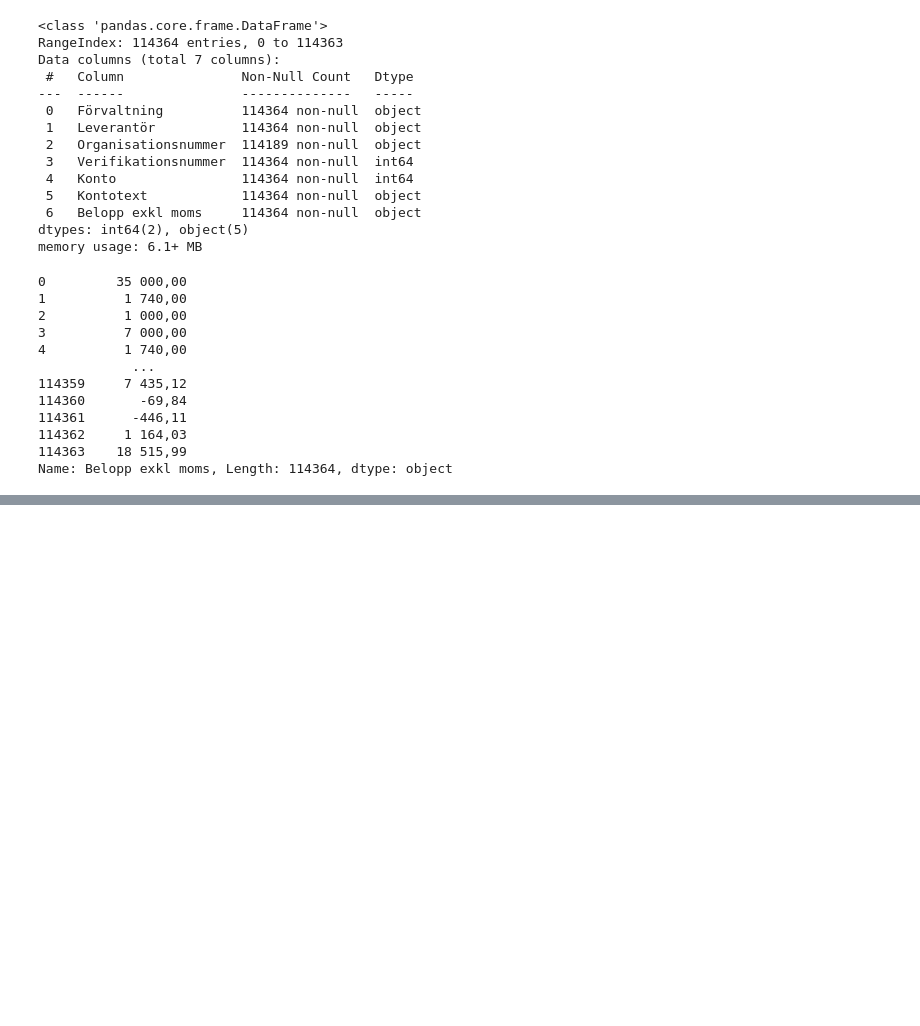
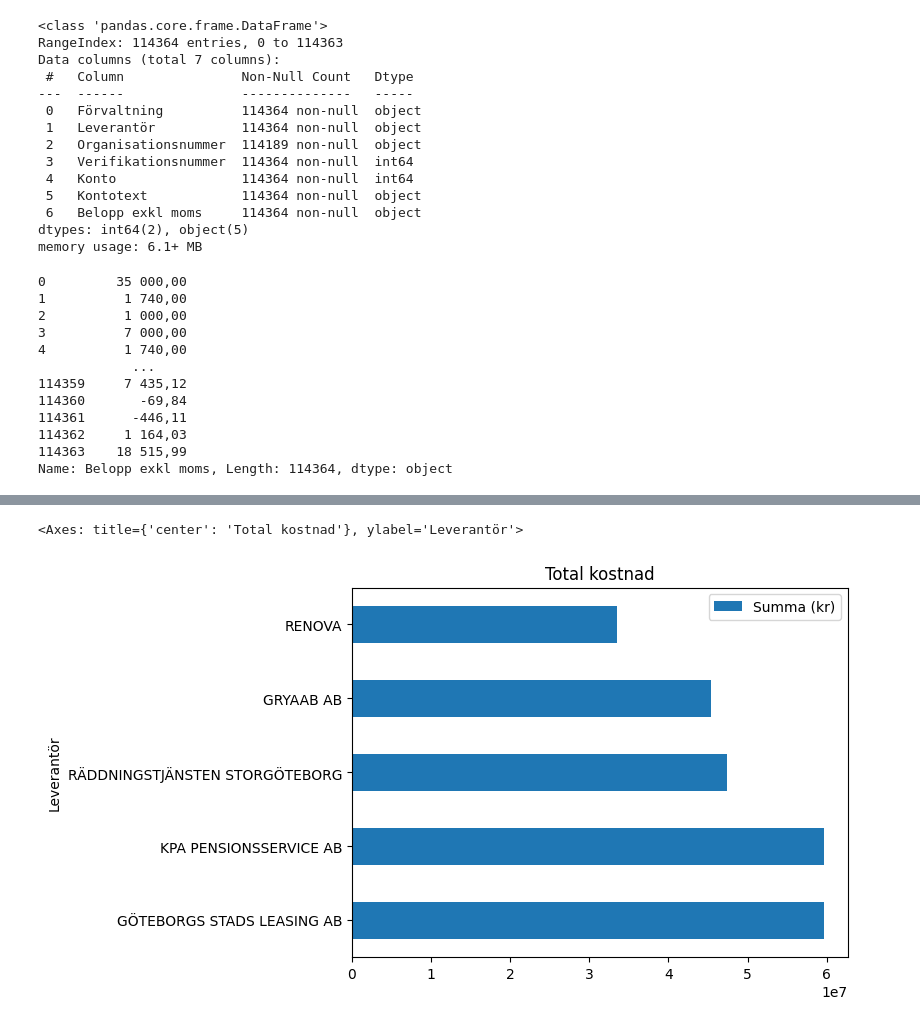
Before and after one commit to kokchun/sql-kokchun-giang-de24, a Jupyter notebook: live_demos/14_python_duckdb/sql_queries.ipynb, the cells around one changed output, grey strips where cells are left out. Cells and saved outputs as stored; diff of their text form; code cells hidden in the pictures; blank space fills up the shorter version.

```diff
--- a/live_demos/14_python_duckdb/sql_queries.ipynb
+++ b/live_demos/14_python_duckdb/sql_queries.ipynb
@@ -60,0 +90,17 @@ df.head()
+# %%
+df_total_cost = QueryDatabase(
+    """
+    SELECT
+        leverantör,
+        SUM("Belopp exkl moms") AS "Summa (kr)"
+    FROM
+        refined_layer.invoice_202407
+    GROUP BY
+        leverantör
+    ORDER BY
+        "Summa (kr)"
+    DESC;
+    """
+).df
+
+df_total_cost.head()
@@ -60,0 +114,5 @@ df.head()
+# %%
+df_total_cost.head().plot(kind = "barh", x="Leverantör", y="Summa (kr)", title = "Total kostnad")
+# %% [output]
+<Axes: title={'center': 'Total kostnad'}, ylabel='Leverantör'>
+[figure, added]
```
Also changed, not shown: parts of 3 cells of this notebook, 1 other file.
